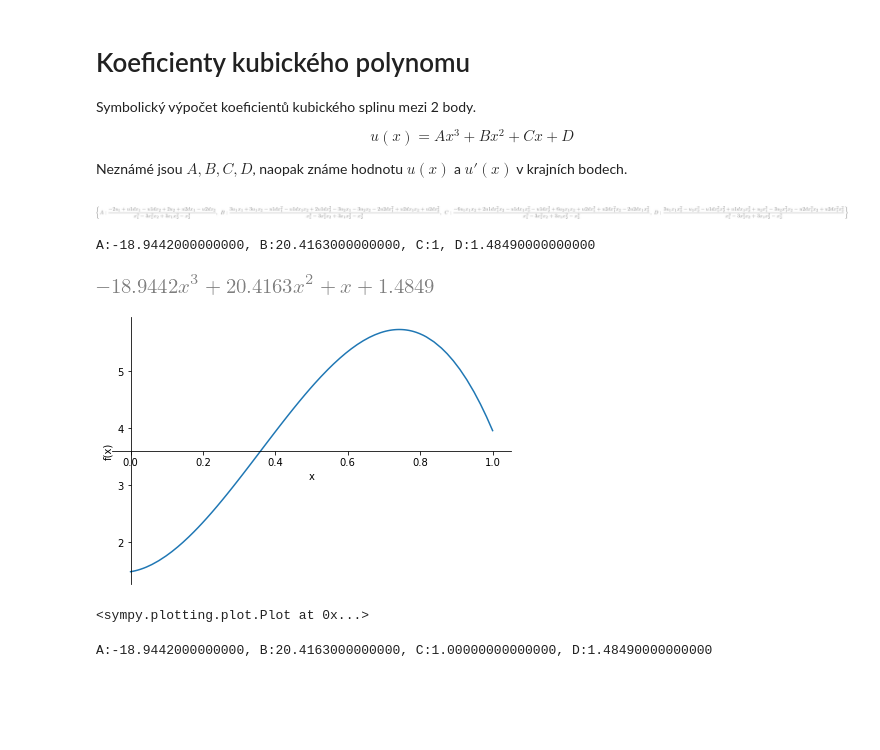
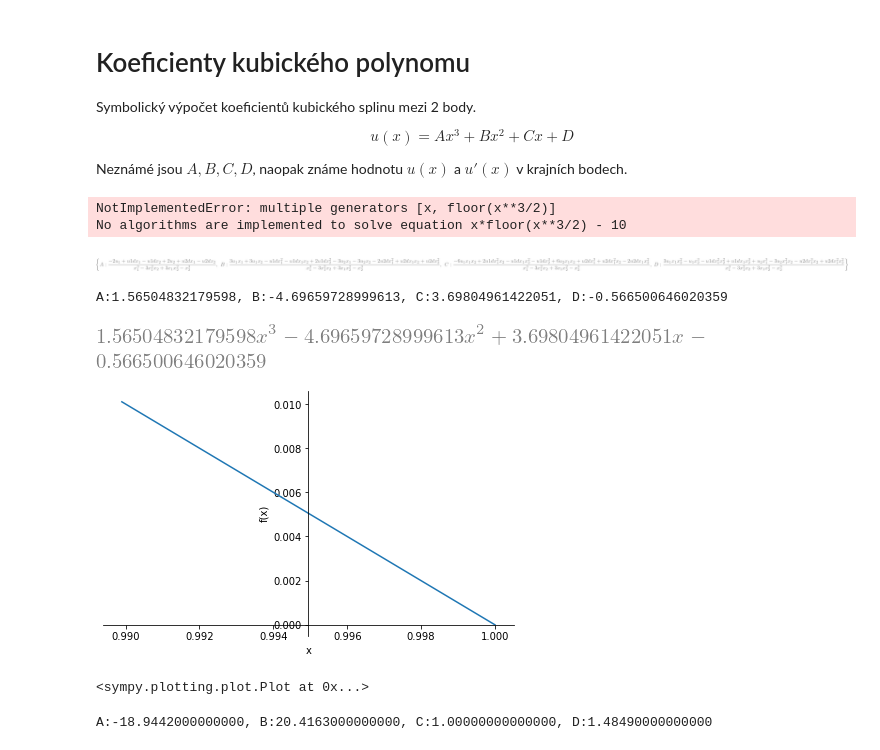
Before and after one commit to honzapulpan/p-laplacian, a Jupyter notebook: notebooks/2-points-spline-coeff.ipynb, the cells around one changed output. Saved outputs shown, nothing was run; the diff lists cells and outputs as text; code cells hidden in the pictures; blank space fills up the shorter version.

```diff
--- a/notebooks/2-points-spline-coeff.ipynb
+++ b/notebooks/2-points-spline-coeff.ipynb
@@ -9,6 +9,15 @@ Neznámé jsou $A, B, C, D$, naopak známe hodnotu $u(x)$ a $u'(x)$ v krajních
 # %%
 import sympy as sp
 sp.init_printing()
+# %%
+x, p, u = sp.symbols('x, p, u', real=True)
+eq = sp.Eq(x**3//2 * x, 10)
+
+ss = sp.solve(eq, x)
+display(ss)
+# %% [output]
+NotImplementedError: multiple generators [x, floor(x**3/2)]
+No algorithms are implemented to solve equation x*floor(x**3/2) - 10
 # %%
 A,B,C,D = sp.symbols('A, B, C, D')
 x1,x2,u1,u2,u1d,u2d = sp.symbols('x1,x2,u1,u2,u1d,u2d')
@@ -25,12 +34,12 @@ sol
 # %% [output]
 [figure]
 # %%
-X1 = 0
-X2 = 1
-U1 = 1.4849
-U2 = 3.957
-U1D = 1
-U2D = -15
+X1 = 0.98989898989899
+X2 = 1.0
+U1 = 0.010099248965634692
+U2 = 2.1162640019253074e-14
+U1D = -0.9994916126228258
+U2D = -1.0000000000544869
 
 a = sol[A].subs([(x1,X1), (x2,X2), (u1,U1), (u2,U2), (u1d,U1D), (u2d,U2D)])
 b = sol[B].subs([(x1,X1), (x2,X2), (u1,U1), (u2,U2), (u1d,U1D), (u2d,U2D)])
@@ -41,12 +50,12 @@ print(f'A:{a}, B:{b}, C:{c}, D:{d}')
 spl = a*x**3 + b*x**2 + c*x + d
 display(spl)
 # %% [output]
-A:-18.9442000000000, B:20.4163000000000, C:1, D:1.48490000000000
+A:1.56504832179598, B:-4.69659728999613, C:3.69804961422051, D:-0.566500646020359
-[figure, old version]
+[figure, new version]
 # %%
-sp.plotting.plot(spl, (x,0,1))
+sp.plotting.plot(spl, (x,X1,X2))
 # %% [output]
-[figure, old version]
+[figure, new version]
 <sympy.plotting.plot.Plot at 0x...>
 # %%
 aa = sp.N(sol[A].subs([(x1,X1), (x2,X2), (u1,U1), (u2,U2), (u1d,U1D), (u2d,U2D)]))
```
Also changed, not shown: 2 other files.
